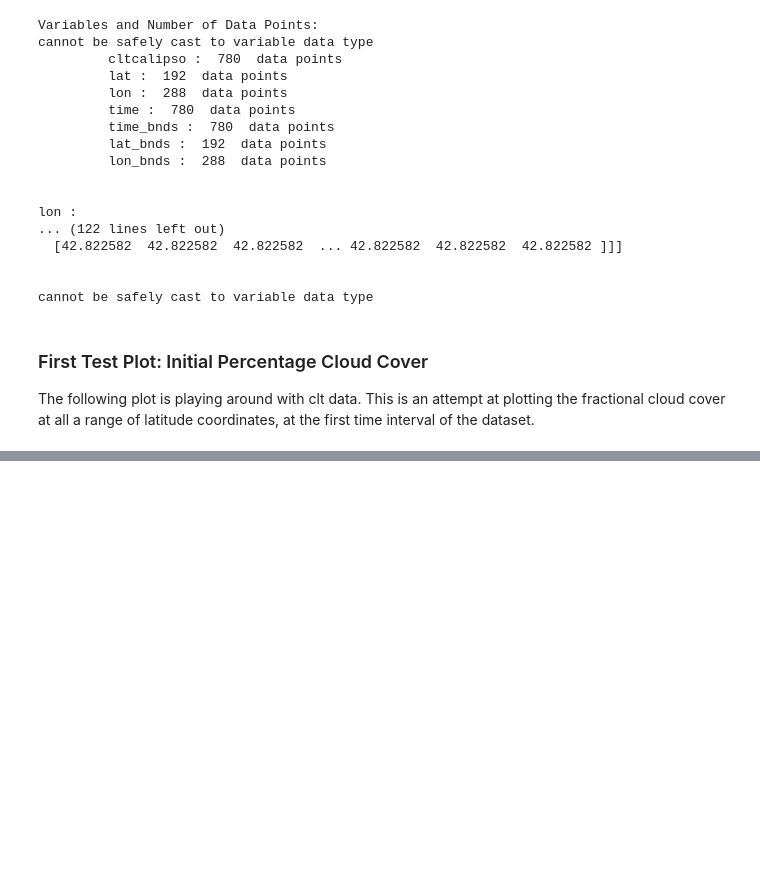
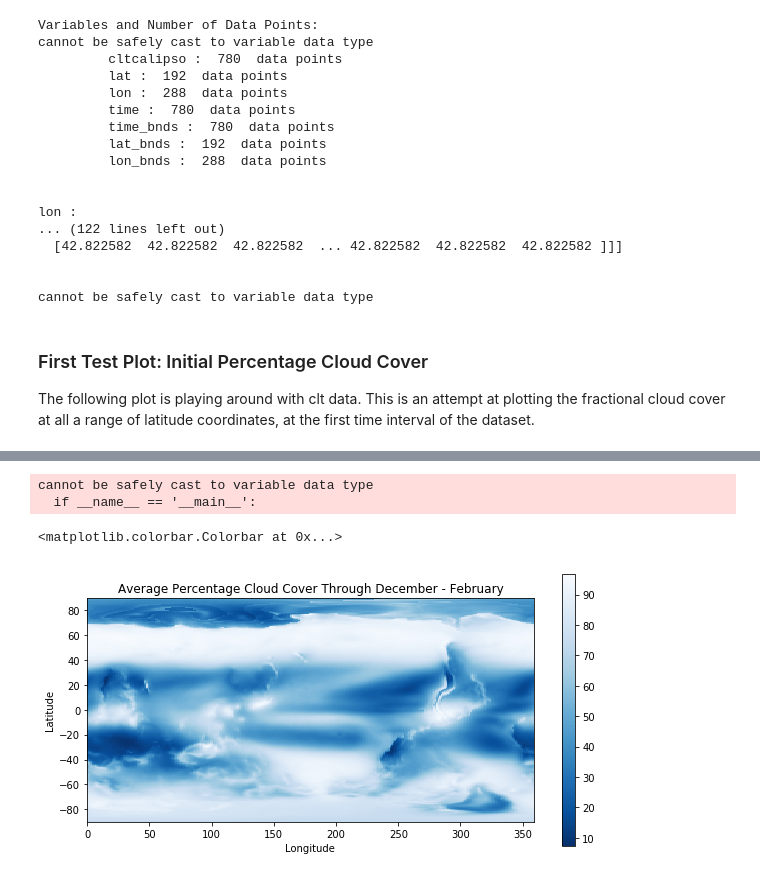
Before and after one commit to maddiebeagley/Climate-Modelling-Lab, a Jupyter notebook: 390Lab.ipynb, the cells around one changed output, grey strips where cells are left out. Saved outputs shown, nothing was run; the diff lists cells and outputs as text; code cells hidden in the pictures; blank space fills up the shorter version.

```diff
--- a/390Lab.ipynb
+++ b/390Lab.ipynb
@@ -112,0 +117,47 @@ cannot be safely cast to variable data type
+# %%
+# Need to come up with a way to extract only the information for times in the NZ summer (Dec - Feb)
+from datetime import datetime
+from datetime import timedelta
+
+# Units of time: "days since 0001-01-01 00:00:00"
+reference_datetime = datetime(year=1, month=1, day=1, hour=0, minute=0, second=0)
+
+clt_time_data = clt_data.variables["time"][:]
+clt_cloud_cover = clt_data.variables["cltcalipso"][:]
+
+clt_cloud_cover_summer = []
+clt_cloud_cover_winter = []
+
+# Find a subset of cloud cover values for each season
+for index in range(0, len(clt_time_data)):
+    # Find the month corresponding to the current time
+    time_delta = timedelta(days=clt_time_data[index])
+    month = (reference_datetime + time_delta).month
+
+    # Time period falls between December and February
+    if (month == 12 or month == 1 or month == 2):
+        clt_cloud_cover_summer.append(clt_cloud_cover[index])
+
+    # Time period falls between June and August
+    elif (month == 6 or month == 7 or month == 8):
+        clt_cloud_cover_winter.append(clt_cloud_cover[index])
+
+avg_cloud_cover_summer = np.mean(clt_cloud_cover_summer, axis=0)
+avg_cloud_cover_winter = np.mean(clt_cloud_cover_winter, axis=0)
+# %% [output]
+cannot be safely cast to variable data type
+  if __name__ == '__main__':
+# %%
+# Plot the average percentage of cloud cover through the winter months
+plt.figure(figsize=(FIG_WIDTH, FIG_HEIGHT))
+color_map = plt.imshow(avg_cloud_cover_summer, interpolation='nearest',
+                       extent=[lon_min, lon_max, lat_min, lat_max])
+
+color_map.set_cmap("Blues_r")
+plt.title("Average Percentage Cloud Cover Through December - February")
+plt.xlabel("Longitude")
+plt.ylabel("Latitude")
+plt.colorbar()
+# %% [output]
+<matplotlib.colorbar.Colorbar at 0x...>
+[figure, added]
```
Also changed, not shown: parts of 4 cells of this notebook.
